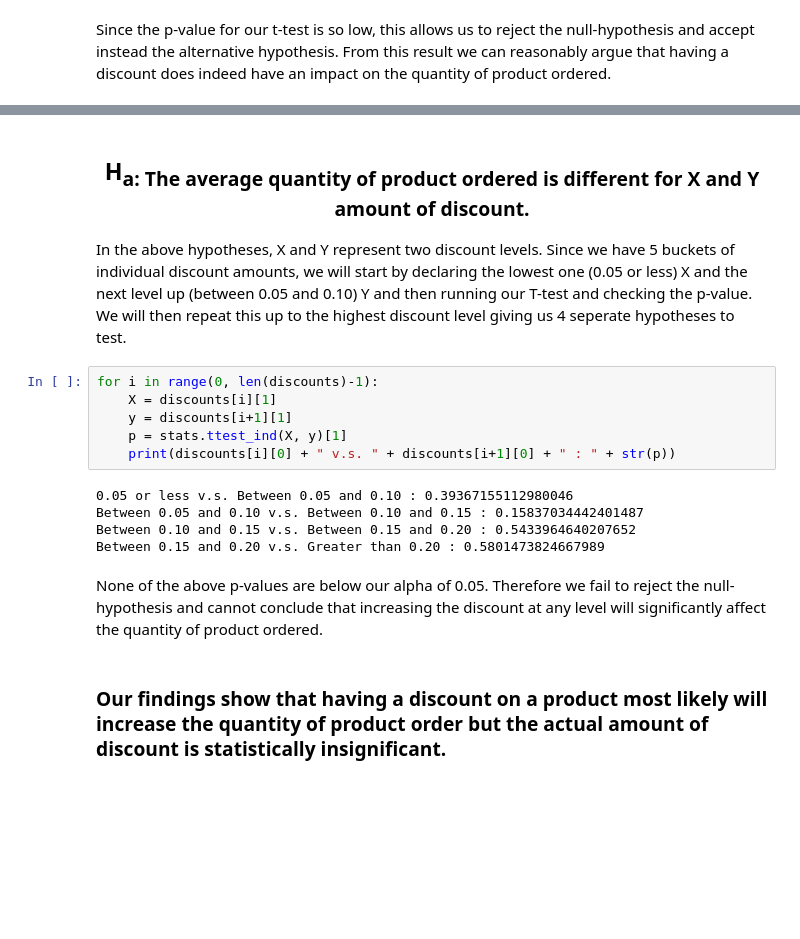
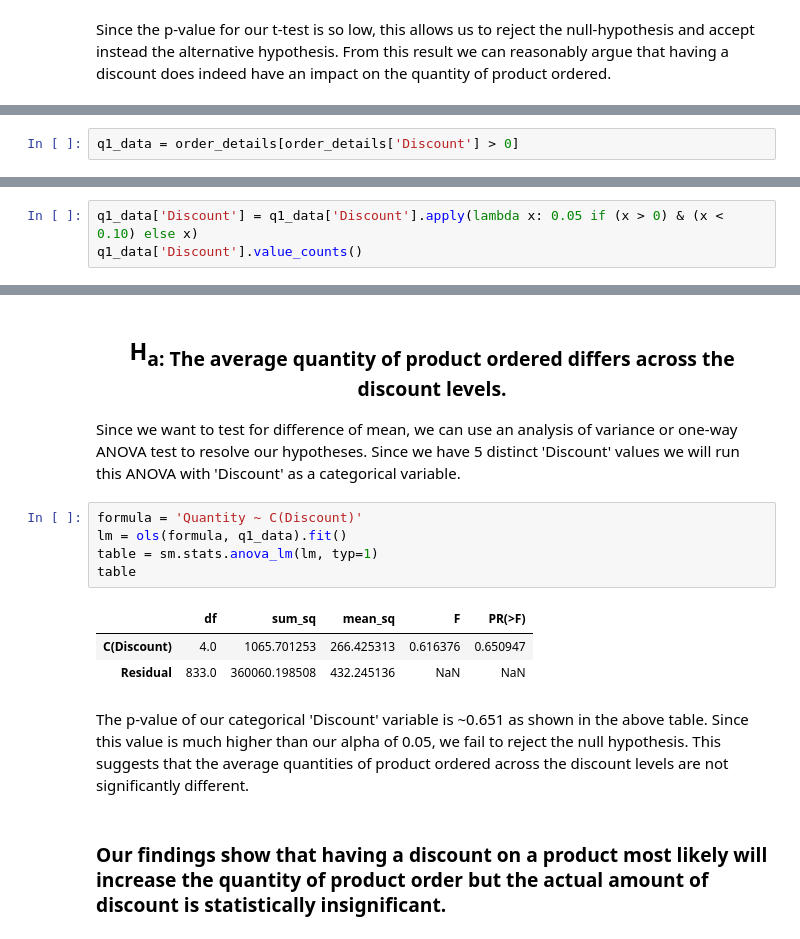
Before and after one commit to matthewsparr/Northwind-Database-Hypothesis-Testing, a Jupyter notebook: project.ipynb, the cells around one changed output, grey strips where cells are left out. Saved outputs shown, nothing was run; the diff lists cells and outputs as text; blank space fills up the shorter version.

```diff
--- a/project.ipynb
+++ b/project.ipynb
@@ -125 +127,3 @@ For the second part of the question we will need to look at the different discou
+# %%
+q1_data = order_details[order_details['Discount'] > 0]
 # %%
@@ -162,0 +145,3 @@ for i in discounts:
+# %%
+q1_data['Discount'] = q1_data['Discount'].apply(lambda x: 0.05 if (x > 0) & (x < 0.10) else x)
+q1_data['Discount'].value_counts()
@@ -167,20 +164,18 @@ For this second part of the question, we will need a set of  null and alternativ
 # %% [markdown]
-## <center>H<sub>a: The average quantity of product ordered is different for X and Y amount of discount.
+## <center>H<sub>a: The average quantity of product ordered differs across the discount levels.
-# %% [markdown]
-In the above hypotheses, X and Y represent two discount levels. Since we have 5 buckets of individual discount amounts, we will start by declaring the lowest one (0.05 or less) X and the next level up (between 0.05 and 0.10) Y and then running our T-test and checking the p-value. We will then repeat this up to the highest discount level giving us 4 seperate hypotheses to test.
-# %%
-for i in range(0, len(discounts)-1):
-    X = discounts[i][1]
-    y = discounts[i+1][1]
-    p = stats.ttest_ind(X, y)[1]
-    print(discounts[i][0] + " v.s. " + discounts[i+1][0] + " : " + str(p))
-# %% [output]
-0.05 or less v.s. Between 0.05 and 0.10 : 0.39367155112980046
-Between 0.05 and 0.10 v.s. Between 0.10 and 0.15 : 0.15837034442401487
-Between 0.10 and 0.15 v.s. Between 0.15 and 0.20 : 0.5433964640207652
-Between 0.15 and 0.20 v.s. Greater than 0.20 : 0.5801473824667989
-# %% [markdown]
-None of the above p-values are below our alpha of 0.05. Therefore we fail to reject the null-hypothesis and cannot conclude that increasing the discount at any level will significantly affect the quantity of product ordered.
+# %% [markdown]
+Since we want to test for difference of mean, we can use an analysis of variance or one-way ANOVA test to resolve our hypotheses. Since we have 5 distinct 'Discount' values we will run this ANOVA with 'Discount' as a categorical variable.
+# %%
+formula = 'Quantity ~ C(Discount)'
+lm = ols(formula, q1_data).fit()
+table = sm.stats.anova_lm(lm, typ=1)
+table
+# %% [output]
+|  | df | sum_sq | mean_sq | F | PR(>F) |
+| C(Discount) | 4.0 | 1065.701253 | 266.425313 | 0.616376 | 0.650947 |
+| Residual | 833.0 | 360060.198508 | 432.245136 | NaN | NaN |
+# %% [markdown]
+The p-value of our categorical 'Discount' variable is ~0.651 as shown in the above table. Since this value is much higher than our alpha of 0.05, we fail to reject the null hypothesis. This suggests that the average quantities of product ordered across the discount levels are not significantly different.
 # %% [markdown]
 ### Our findings show that having a discount on a product most likely will increase the quantity of product order but the actual amount of discount is statistically insignificant.
 # %% [markdown]
```
Also changed, not shown: parts of 110 cells of this notebook.
